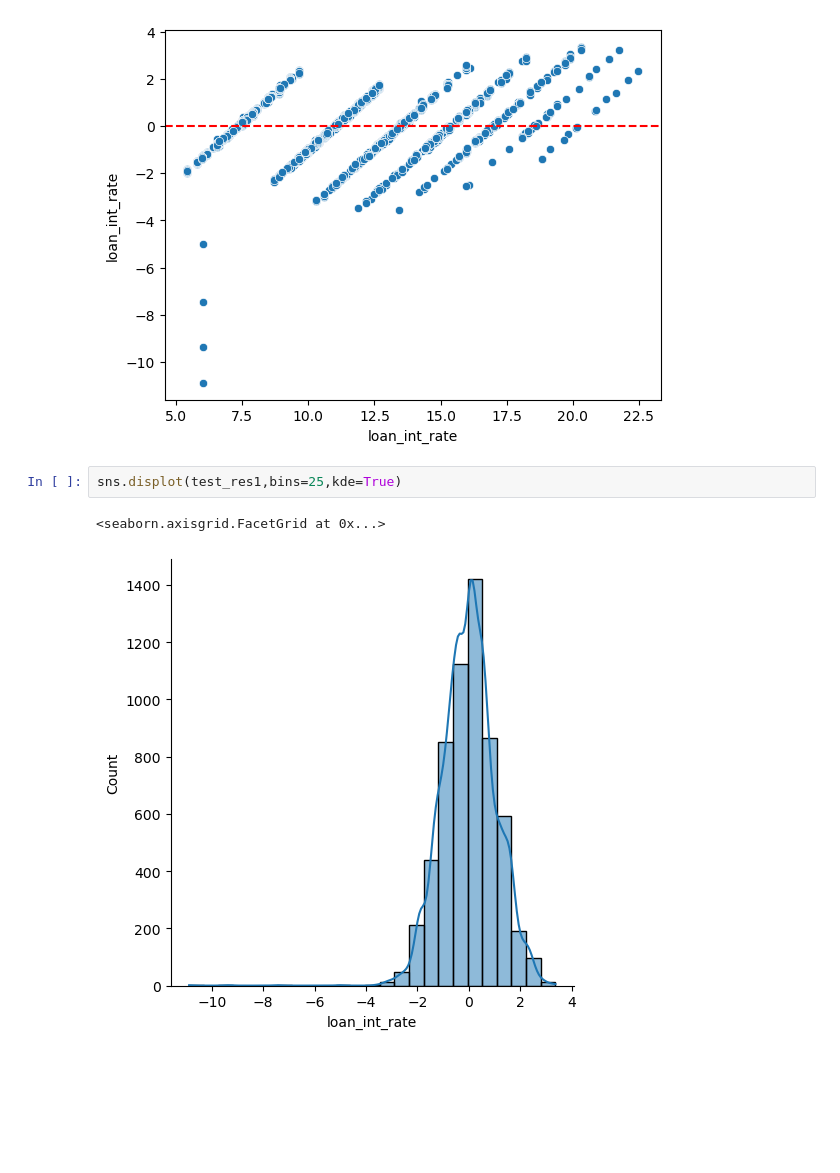
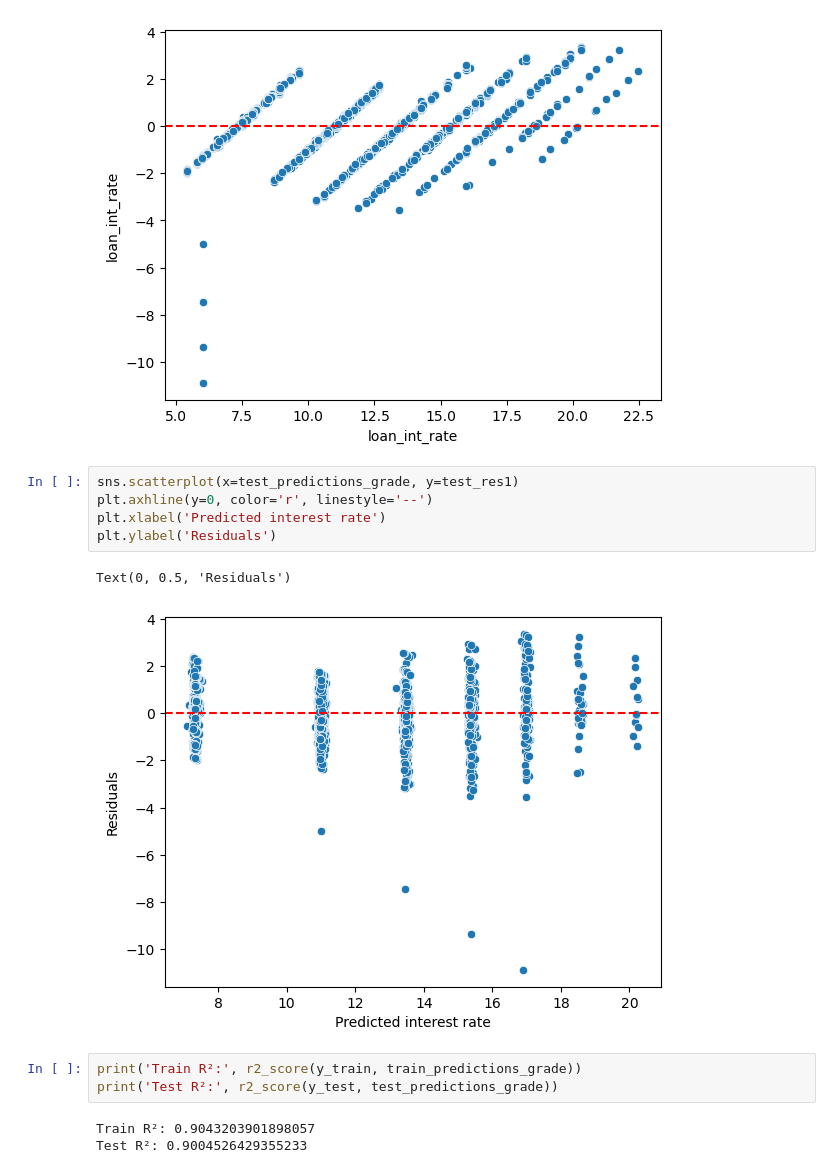
Before and after one commit to kitsungaa/credit-risk-ml, a Jupyter notebook: credit_risk_analysis.ipynb, the cells around one changed output. Cells and saved outputs as stored; diff of their text form; blank space fills up the shorter version.

```diff
--- a/credit_risk_analysis.ipynb
+++ b/credit_risk_analysis.ipynb
@@ -466,7 +466,16 @@ plt.axhline(y=0, color='r', linestyle='--')
 <matplotlib.lines.Line2D at 0x...>
 [figure]
 # %%
-sns.displot(test_res1,bins=25,kde=True)
+sns.scatterplot(x=test_predictions_grade, y=test_res1)
+plt.axhline(y=0, color='r', linestyle='--')
+plt.xlabel('Predicted interest rate')
+plt.ylabel('Residuals')
 # %% [output]
-<seaborn.axisgrid.FacetGrid at 0x...>
+Text(0, 0.5, 'Residuals')
-[figure, old version]
+[figure, new version]
+# %%
+print('Train R²:', r2_score(y_train, train_predictions_grade))
+print('Test R²:', r2_score(y_test, test_predictions_grade))
+# %% [output]
+Train R²: 0.9043203901898057
+Test R²: 0.9004526429355233
```
Also changed, not shown: parts of 1 cell of this notebook.
